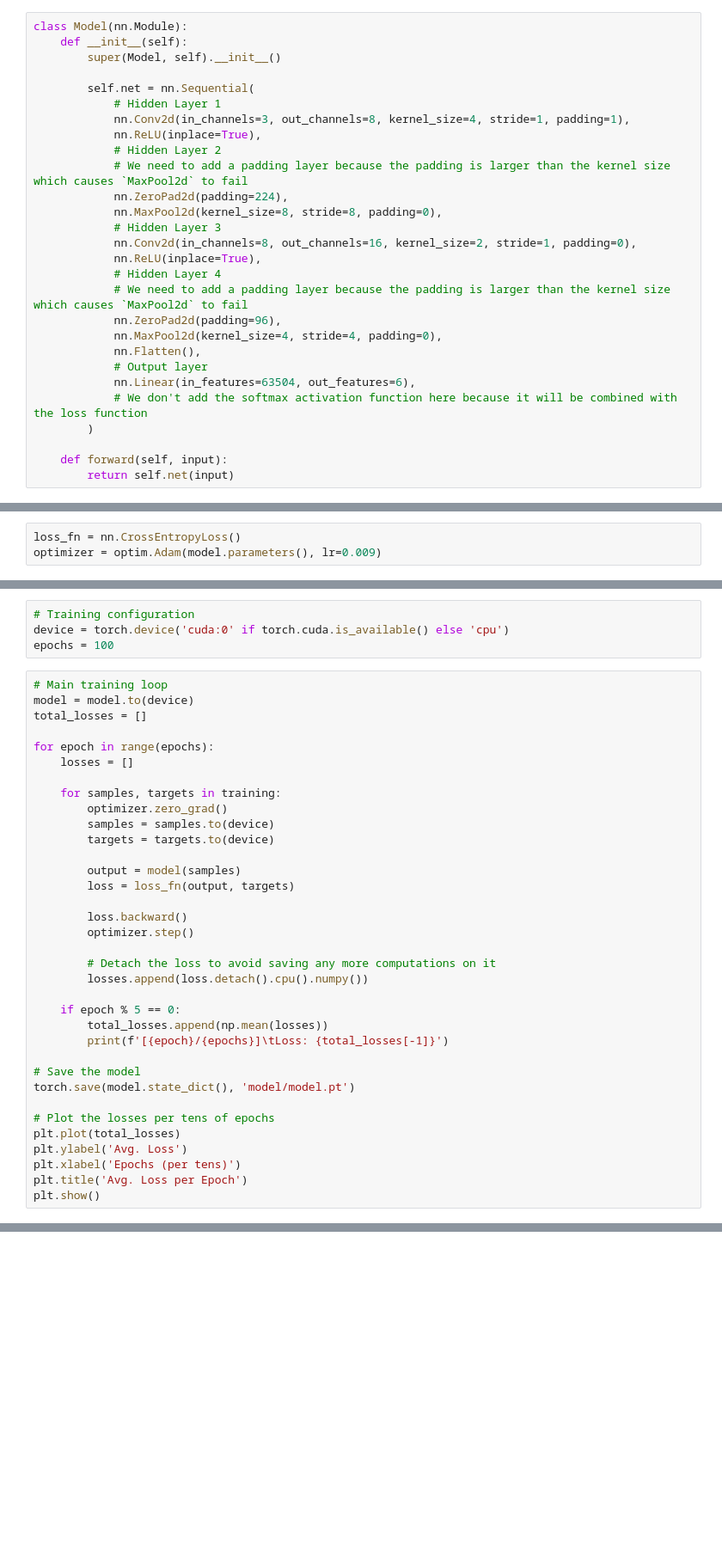
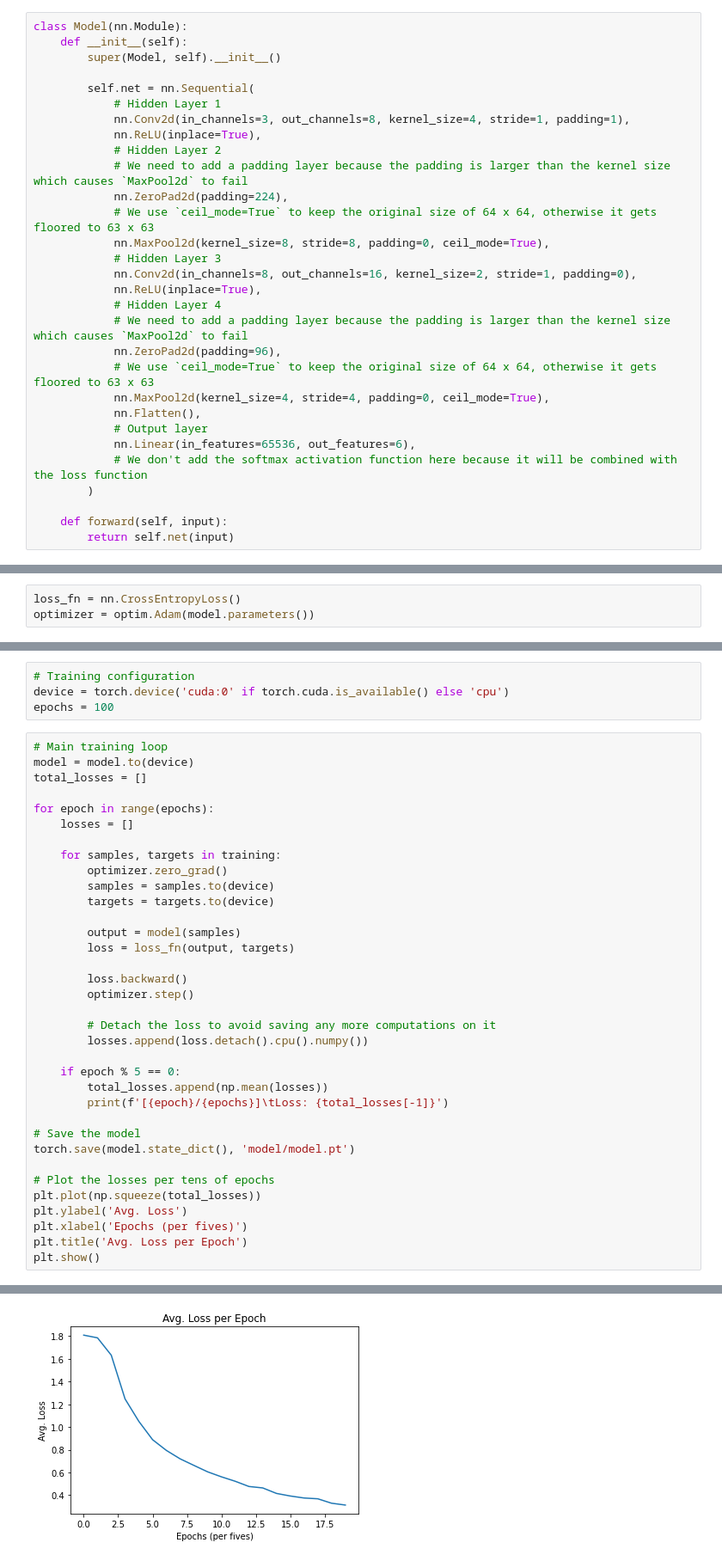
Before and after one commit to rey-allan/deep-learning-mini-projects, a Jupyter notebook: convolutional/cnn/hand_sign_recognition_cnn.ipynb, the cells around one changed output, grey strips where cells are left out. Shown at 86% size. Drawn from its saved outputs; the diff is of its cells as text; blank space fills up the shorter version.

Commit message:
Finish implementation of hand sign recon w/ CNN
Turns out that using the default learning rate (0.001) for Adam
worked really well. Also added the testing section for the model.

```diff
--- a/convolutional/cnn/hand_sign_recognition_cnn.ipynb
+++ b/convolutional/cnn/hand_sign_recognition_cnn.ipynb
@@ -117,17 +119,19 @@ class Model(nn.Module):
             # Hidden Layer 2
             # We need to add a padding layer because the padding is larger than the kernel size which causes `MaxPool2d` to fail
             nn.ZeroPad2d(padding=224),
-            nn.MaxPool2d(kernel_size=8, stride=8, padding=0),
+            # We use `ceil_mode=True` to keep the original size of 64 x 64, otherwise it gets floored to 63 x 63
+            nn.MaxPool2d(kernel_size=8, stride=8, padding=0, ceil_mode=True),
             # Hidden Layer 3
             nn.Conv2d(in_channels=8, out_channels=16, kernel_size=2, stride=1, padding=0),
             nn.ReLU(inplace=True),
             # Hidden Layer 4
             # We need to add a padding layer because the padding is larger than the kernel size which causes `MaxPool2d` to fail
             nn.ZeroPad2d(padding=96),
-            nn.MaxPool2d(kernel_size=4, stride=4, padding=0),
+            # We use `ceil_mode=True` to keep the original size of 64 x 64, otherwise it gets floored to 63 x 63
+            nn.MaxPool2d(kernel_size=4, stride=4, padding=0, ceil_mode=True),
             nn.Flatten(),
             # Output layer
-            nn.Linear(in_features=63504, out_features=6),
+            nn.Linear(in_features=65536, out_features=6),
             # We don't add the softmax activation function here because it will be combined with the loss function
         )
 
@@ -142,7 +161,7 @@ print(model)
 We'll use Adam for training the model with the cross-entropy loss.
 # %%
 loss_fn = nn.CrossEntropyLoss()
-optimizer = optim.Adam(model.parameters(), lr=0.009)
+optimizer = optim.Adam(model.parameters())
 # %% [markdown]
 ## Training
 
@@ -181,8 +200,9 @@ for epoch in range(epochs):
 torch.save(model.state_dict(), 'model/model.pt')
 
 # Plot the losses per tens of epochs
-plt.plot(total_losses)
+plt.plot(np.squeeze(total_losses))
 plt.ylabel('Avg. Loss')
-plt.xlabel('Epochs (per tens)')
+plt.xlabel('Epochs (per fives)')
 plt.title('Avg. Loss per Epoch')
 plt.show()
+# %% [output]
@@ -188,0 +229 @@ plt.show()
+[figure, added]
```
Also changed, not shown: parts of 8 cells of this notebook.
